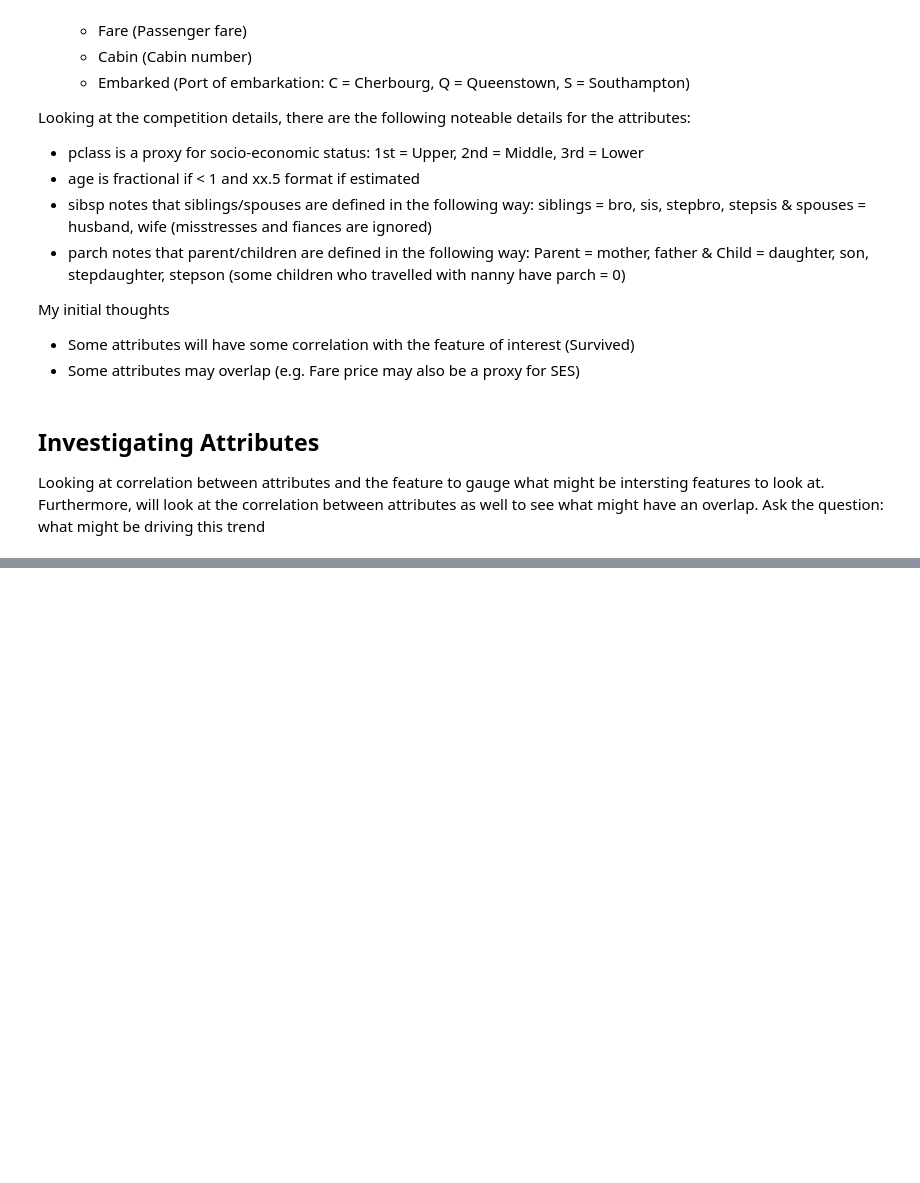
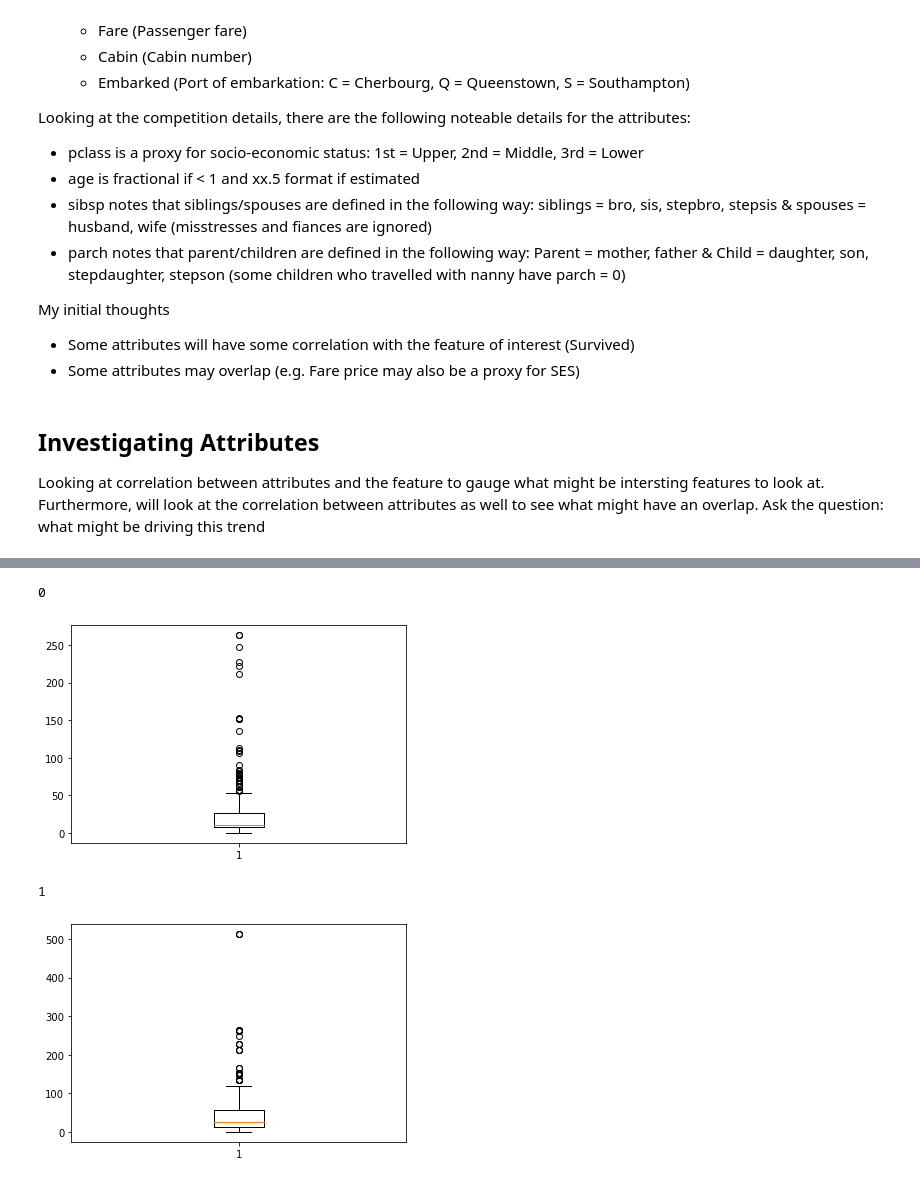
Before and after one commit to sarthak834028/TitanicCompetition, a Jupyter notebook: src/Data Analysis.ipynb, the cells around one changed output, grey strips where cells are left out. Cells and saved outputs as stored; diff of their text form; code cells hidden in the pictures; blank space fills up the shorter version.

```diff
--- a/src/Data Analysis.ipynb
+++ b/src/Data Analysis.ipynb
@@ -100,0 +181,12 @@ Looking at correlation between attributes and the feature to gauge what might be
+# %%
+# Visualise continuous variables against the
+index = ["Not Survived", "Survived"]
+for i, frame in df:
+    print(i)
+    plt.boxplot(frame["Fare"])
+    plt.show()
+# %% [output]
+0
+[figure, added]
+1
+[figure, added]
```
Also changed, not shown: parts of 9 cells of this notebook.
